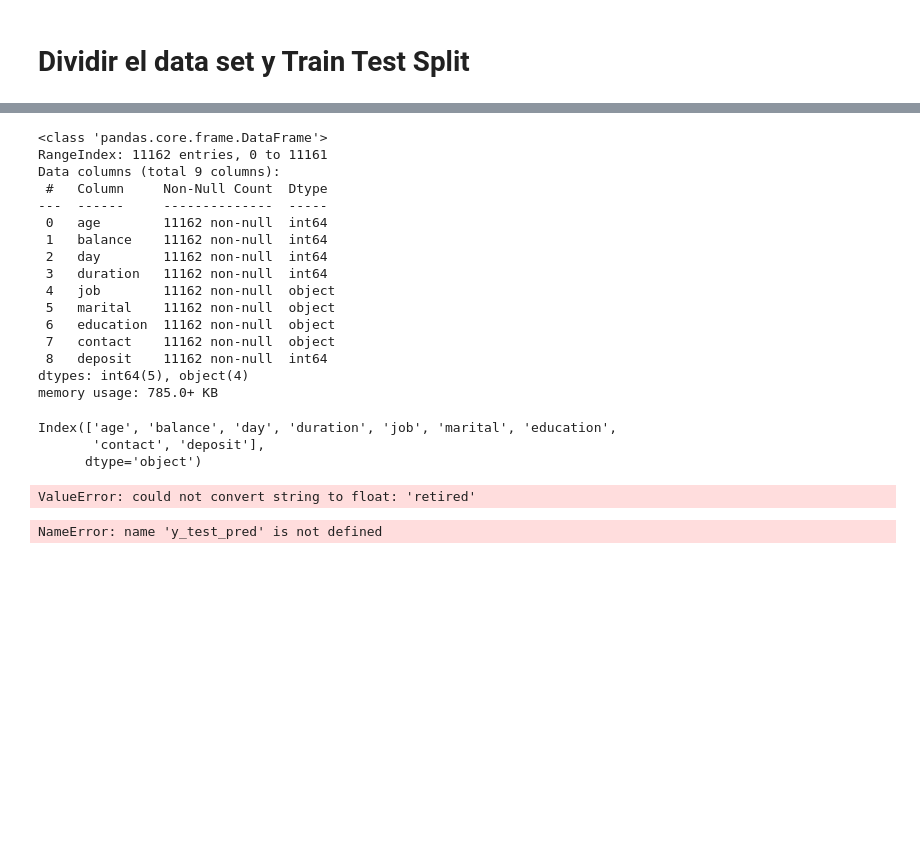
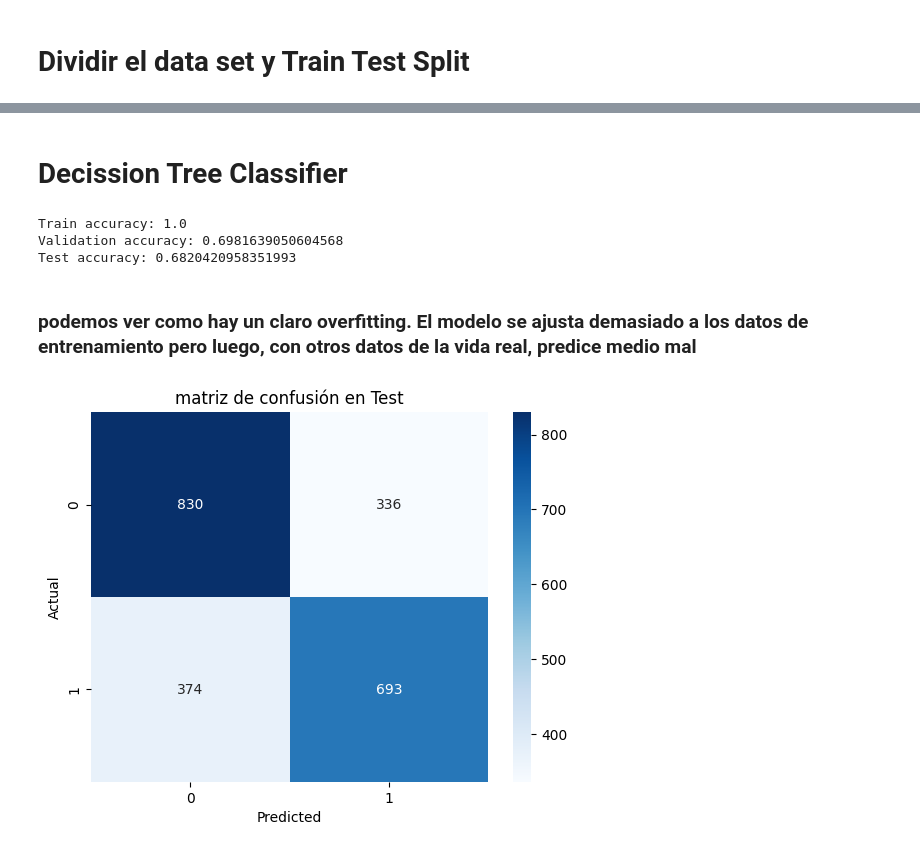
Before and after one commit to gabislot07/Chona-avanzado-2024, a Jupyter notebook: modelos parte 1 -solo los atributos numericos continuos/Arboles de Decisión para Clasificación.ipynb, the cells around one changed output, grey strips where cells are left out. Drawn from its saved outputs; the diff is of its cells as text; code cells hidden in the pictures; blank space fills up the shorter version.

```diff
--- a/modelos parte 1 -solo los atributos numericos continuos/Arboles de Decisión para Clasificación.ipynb
+++ b/modelos parte 1 -solo los atributos numericos continuos/Arboles de Decisión para Clasificación.ipynb
@@ -70,3 +62,7 @@ y = data_actualizado['deposit']
+# %%
+# Separamos las variables predictoras de la variable a predecir
+X = data_actualizado.drop(columns=[ "deposit"])
+y = data_actualizado["deposit"]
 # %%
 #dividir el dataset en train, val y test
 X_train, X_test, y_train, y_test = train_test_split(X, y, test_size=0.2, random_state=42)
@@ -87,7 +70 @@ Columnas no numéricas en X_val: Index(['job', 'marital', 'education', 'contact'
-# %%
-for col in non_numeric_columns_train:
-    X_train[col] = pd.to_numeric(X_train[col], errors='coerce')
-
-for col in non_numeric_columns_val:
-    X_val[col] = pd.to_numeric(X_val[col], errors='coerce')
 # %%
@@ -128,29 +79,5 @@ np.int64(0)
-# %%
-data_actualizado.info()
-# %% [output]
-<class 'pandas.core.frame.DataFrame'>
-RangeIndex: 11162 entries, 0 to 11161
-Data columns (total 9 columns):
- #   Column     Non-Null Count  Dtype
----  ------     --------------  -----
- 0   age        11162 non-null  int64
- 1   balance    11162 non-null  int64
- 2   day        11162 non-null  int64
- 3   duration   11162 non-null  int64
- 4   job        11162 non-null  object
- 5   marital    11162 non-null  object
- 6   education  11162 non-null  object
- 7   contact    11162 non-null  object
- 8   deposit    11162 non-null  int64
-dtypes: int64(5), object(4)
-memory usage: 785.0+ KB
-# %%
-#chequear las columnas del data set data_actualizado
-data_actualizado.columns
-# %% [output]
-Index(['age', 'balance', 'day', 'duration', 'job', 'marital', 'education',
-       'contact', 'deposit'],
-      dtype='object')
+# %% [markdown]
+# Decission Tree Classifier
 # %%
 from sklearn.tree import DecisionTreeClassifier
 
@@ -159,7 +86,6 @@ model = DecisionTreeClassifier(random_state=42)
 model.fit(X_train, y_train)
 
 # Predecir
-
 y_train_pred = model.predict(X_train)
 y_val_pred = model.predict(X_val)
 y_test_pred = model.predict(X_test)
@@ -173,14 +99,18 @@ print("Train accuracy:", train_accuracy)
 print("Validation accuracy:", val_accuracy)
 print("Test accuracy:", test_accuracy)
 # %% [output]
-ValueError: could not convert string to float: 'retired'
+Train accuracy: 1.0
+Validation accuracy: 0.6981639050604568
+Test accuracy: 0.6820420958351993
+# %% [markdown]
+### podemos ver como hay un claro overfitting. El modelo se ajusta demasiado a los datos de entrenamiento pero luego, con otros datos de la vida real, predice medio mal
 # %%
-# Matriz de confusión
+# Matriz de confusión sobre los datos de Test
 conf_matrix = confusion_matrix(y_test, y_test_pred)
 sns.heatmap(conf_matrix, annot=True, fmt='d', cmap='Blues')
 plt.xlabel('Predicted')
 plt.ylabel('Actual')
-plt.title('Confusion Matrix')
+plt.title('matriz de confusión en Test')
 plt.show()
 # %% [output]
-NameError: name 'y_test_pred' is not defined
+[figure, added]
```
Also changed, not shown: parts of 20 cells of this notebook, 1 other file.
